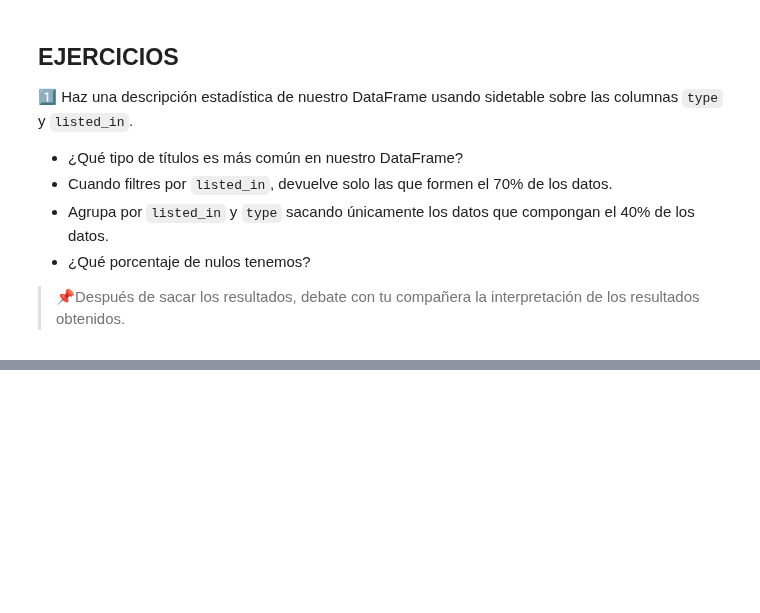
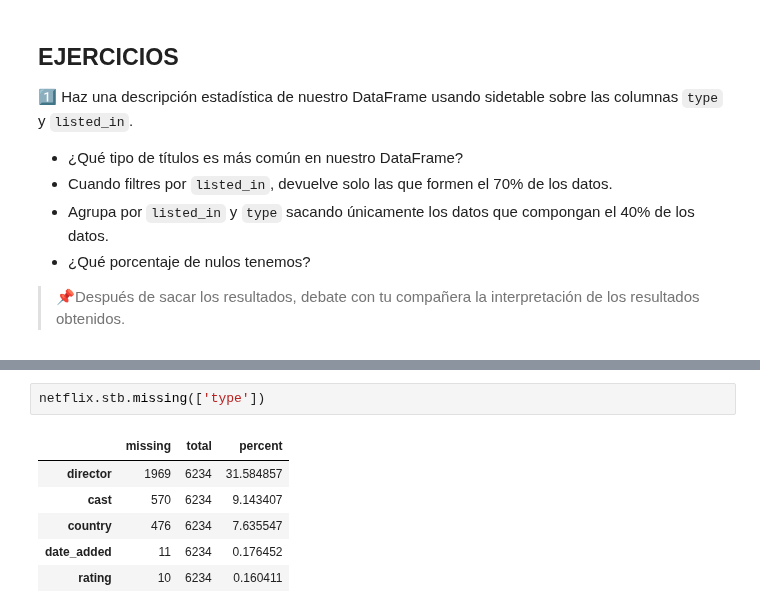
Before and after one commit to paulafuenteg/ejercicios_clase, a Jupyter notebook: EDA/EDA-II-Nulos&Outliers.ipynb, the cells around one changed output, grey strips where cells are left out. Saved outputs shown, nothing was run; the diff lists cells and outputs as text; blank space fills up the shorter version.

```diff
--- a/EDA/EDA-II-Nulos&Outliers.ipynb
+++ b/EDA/EDA-II-Nulos&Outliers.ipynb
@@ -369,0 +429,9 @@ Si interpretamos estos resultados:
+# %%
+netflix.stb.missing(['type'])
+# %% [output]
+|  | missing | total | percent |
+| director | 1969 | 6234 | 31.584857 |
+| cast | 570 | 6234 | 9.143407 |
+| country | 476 | 6234 | 7.635547 |
+| date_added | 11 | 6234 | 0.176452 |
+| rating | 10 | 6234 | 0.160411 |
```
Also changed, not shown: parts of 8 cells of this notebook, 4 other files.
